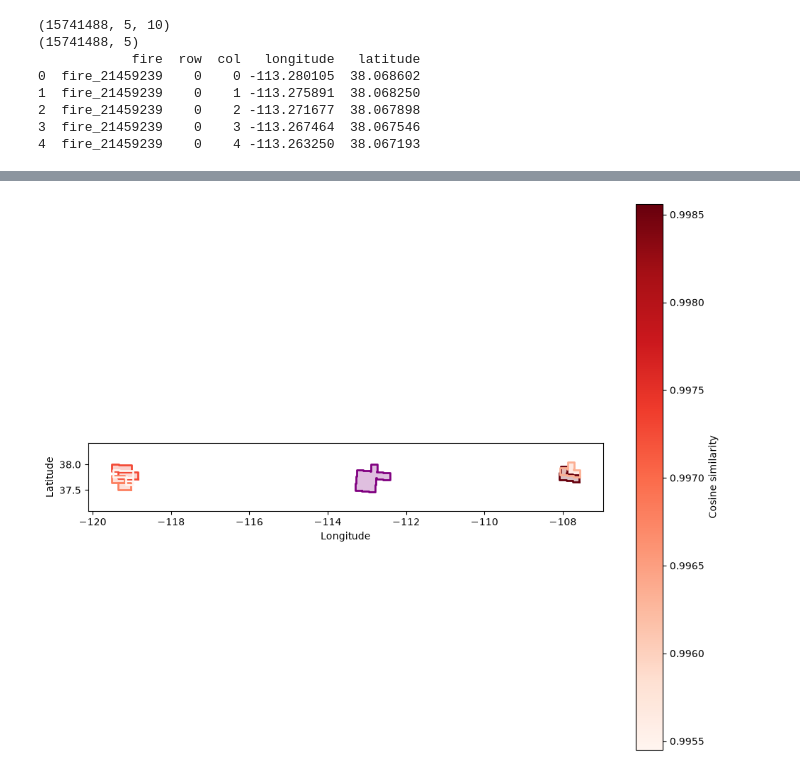
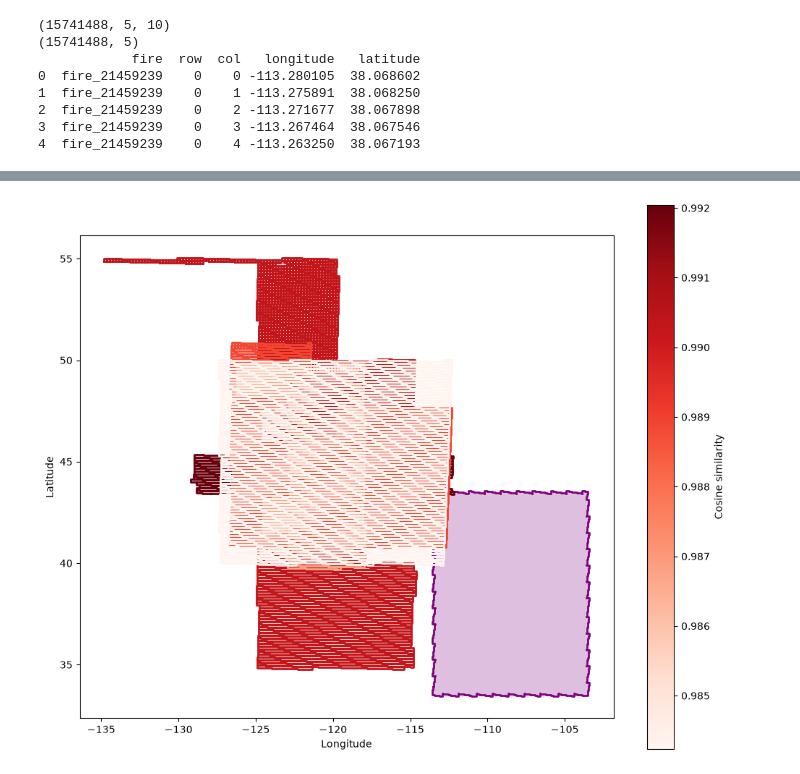
Before and after one commit to meenuravi18/fire2vec, a Jupyter notebook: retrievalFullExample-Autoencoder.ipynb, the cells around one changed output, grey strips where cells are left out. Saved outputs shown, nothing was run; the diff lists cells and outputs as text; code cells hidden in the pictures.

```diff
--- a/retrievalFullExample-Autoencoder.ipynb
+++ b/retrievalFullExample-Autoencoder.ipynb
@@ -656,0 +564,20 @@ Name: 0, dtype: object
+# %%
+import matplotlib.pyplot as plt
+
+def similarity_distribution(query_i, k=200):
+    dists, _ = knn.kneighbors(
+        Z_query[query_i:query_i+1],
+        n_neighbors=k
+    )
+
+    sims = 1 - dists[0]
+
+    plt.hist(sims, bins=30, edgecolor="black")
+    plt.xlabel("Cosine similarity")
+    plt.ylabel("Count")
+    plt.title(f"Top {k} similarities — Query {query_i}")
+    plt.show()
+
+    return sims
+
+sims = similarity_distribution(0, 200)
@@ -682,53 +632,52 @@ import matplotlib.colors as colors
 from shapely.geometry import box
 from shapely.ops import unary_union
 from shapely.affinity import scale
+import numpy as np
 
-query_idx = 150
-matches = retrieve(query_idx, k=5)
-rows = [query_info.iloc[query_idx]] + [r for _, r in matches.iterrows()]
+def plot_matches(query_idx, clustered, query_info, retrieve, k=5):
+    matches = retrieve(query_idx, k=k)
+    rows = [query_info.iloc[query_idx]] + [r for _, r in matches.iterrows()]
 
-fig, ax = plt.subplots(figsize=(10,8))
-MAG = 40
+    fig, ax = plt.subplots(figsize=(10,8))
+    MAG = 40
 
-sims = matches["similarity"].to_numpy()
-norm = colors.Normalize(vmin=sims.min(), vmax=sims.max())
-cmap = plt.cm.Reds
+    sims = matches["similarity"].to_numpy()
+    norm = colors.Normalize(vmin=sims.min(), vmax=sims.max())
+    cmap = plt.cm.Reds
 
-for j, r in enumerate(rows):
-    pts = clustered[
-        (clustered["fire"] == r["fire"]) &
-        (clustered["cluster_id"] == r["cluster_id"])
-    ]
+    for j, r in enumerate(rows):
+        pts = clustered[
+            (clustered["fire"] == r["fire"]) &
+            (clustered["cluster_id"] == r["cluster_id"])
+        ]
 
-    lat = pts["latitude"].mean()
-    dy = 375 / 111320
-    dx = 375 / (111320 * np.cos(np.radians(lat)))
+        lat = pts["latitude"].mean()
+        dy = 375 / 111320
+        dx = 375 / (111320 * np.cos(np.radians(lat)))
 
-    shape = unary_union([
-        box(lon-dx/2, la-dy/2, lon+dx/2, la+dy/2)
-        for lon, la in zip(pts.longitude, pts.latitude)
-    ])
-    shape = scale(shape, xfact=MAG, yfact=MAG, origin="centroid")
+        shape = unary_union([
+            box(lon-dx/2, la-dy/2, lon+dx/2, la+dy/2)
+            for lon, la in zip(pts.longitude, pts.latitude)
+        ])
 
-    color = "purple" if j == 0 else cmap(norm(r["similarity"]))
+        shape = scale(shape, xfact=MAG, yfact=MAG, origin="centroid")
+        color = "purple" if j == 0 else cmap(norm(r["similarity"]))
 
-    for g in (shape.geoms if shape.geom_type == "MultiPolygon" else [shape]):
-        x, y = g.exterior.xy
-        ax.fill(x, y, color=color, alpha=.25)
-        ax.plot(x, y, color=color, lw=2)
+        for g in (shape.geoms if shape.geom_type == "MultiPolygon" else [shape]):
+            x, y = g.exterior.xy
+            ax.fill(x, y, color=color, alpha=.25)
+            ax.plot(x, y, color=color, lw=2)
 
-# Correct geographic scaling at this latitude
-mean_lat = clustered["latitude"].mean()
-ax.set_aspect(1 / np.cos(np.radians(mean_lat)))
-ymin, ymax = ax.get_ylim()
-pad = (ymax - ymin) * 0.55
-ax.set_ylim(ymin - pad, ymax + pad)
-sm = plt.cm.ScalarMappable(norm=norm, cmap=cmap)
-plt.colorbar(sm, ax=ax, label="Cosine similarity")
+    mean_lat = clustered["latitude"].mean()
+    ax.set_aspect(1 / np.cos(np.radians(mean_lat)))
 
-ax.set_xlabel("Longitude")
-ax.set_ylabel("Latitude")
-plt.tight_layout()
-plt.show()
+    sm = plt.cm.ScalarMappable(norm=norm, cmap=cmap)
+    plt.colorbar(sm, ax=ax, label="Cosine similarity")
+
+    ax.set_xlabel("Longitude")
+    ax.set_ylabel("Latitude")
+    plt.tight_layout()
+    plt.show()
+plot_matches(0, clustered, query_info, retrieve, k=5)
 # %% [output]
 Query:
@@ -739 +688 @@ Name: 150, dtype: object
-[figure, old version]
+[figure, new version]
```
Also changed, not shown: parts of 24 cells of this notebook, 3 other files.
